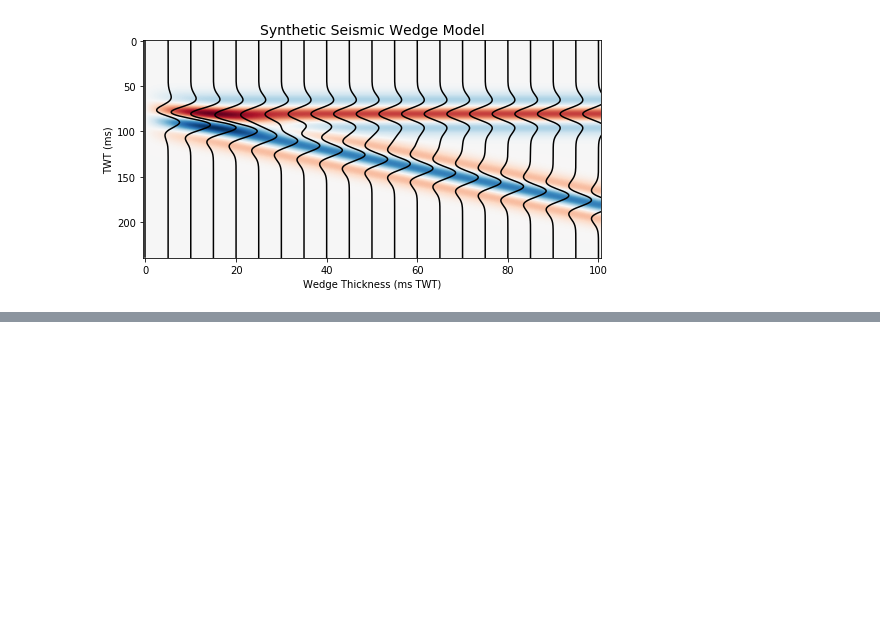
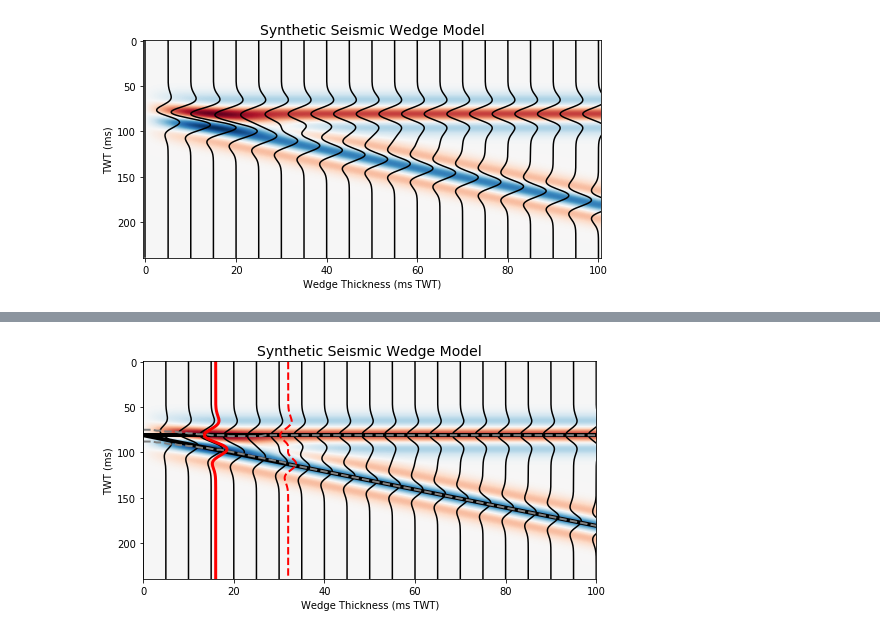
Before and after one commit to bdowdell/flask_pyseistuned, a Jupyter notebook: nb/image_plots.ipynb, the cells around one changed output, grey strips where cells are left out. Saved outputs shown, nothing was run; the diff lists cells and outputs as text; code cells hidden in the pictures; blank space fills up the shorter version.

```diff
--- a/nb/image_plots.ipynb
+++ b/nb/image_plots.ipynb
@@ -182,0 +327,32 @@ plt.savefig('../pyseistuned/static/img/synthetic_wedge_model.png', dpi=300, edge
+# %%
+syn_min = synth.min()
+syn_max = synth.max()
+d_syn = syn_max - syn_min
+
+fig = plt.figure(figsize=(10,4))
+ax = fig.add_subplot(111)
+for i, trace in enumerate(synth.transpose()[::dx, :]):
+    tr = (((trace - syn_min)/d_syn) - 0.5)*1*dx
+    x = i*dx
+    ax.plot((x + tr), y, 'k')
+ax.imshow(synth, cmap='RdBu', aspect=0.2, interpolation='bilinear')
+ax.hlines(np.nanargmin(synth[:,-1]), 0, wedge_thickness[-1], linewidth=4)
+apparent_top = np.apply_along_axis(np.nanargmin, 0, synth)
+apparent_top[0] = apparent_top[1]
+ax.plot(wedge_thickness, apparent_top, 'grey', linestyle='--', linewidth=2)
+ax.plot([0, wedge_thickness[-1]], [np.nanargmin(synth[:,-1]), np.nanargmax(synth[:, -1])], 'k', linewidth=4)
+apparent_base = np.apply_along_axis(np.nanargmax, 0, synth)
+apparent_base[0] = apparent_base[1]
+ax.plot(wedge_thickness, apparent_base, 'grey', linestyle='--', linewidth=2)
+tuning_tr = (((synth[:, int(tuning_twt_meas)] - syn_min)/d_syn) - 0.5)*1*dx
+ax.plot((tuning_twt_meas + tuning_tr), y, 'r', linewidth=3)
+onset_tr = (((synth[:, int(tuning_twt_onset_meas)] - syn_min)/d_syn) - 0.5)*1*dx
+ax.plot((tuning_twt_onset_meas + onset_tr), y, 'r', linestyle='--', linewidth=2)
+ax.set_xlabel('Wedge Thickness (ms TWT)')
+ax.set_ylabel('TWT (ms)')
+ax.set_title('Synthetic Seismic Wedge Model', fontsize=14)
+ax.set_xlim(0, wedge_thickness[-1])
+#plt.show()
+plt.savefig('../pyseistuned/static/img/synthetic_wedge_model_extra.png', dpi=300, edgecolor='k')
+# %% [output]
+[figure, added]
```
Also changed, not shown: parts of 7 cells of this notebook.
